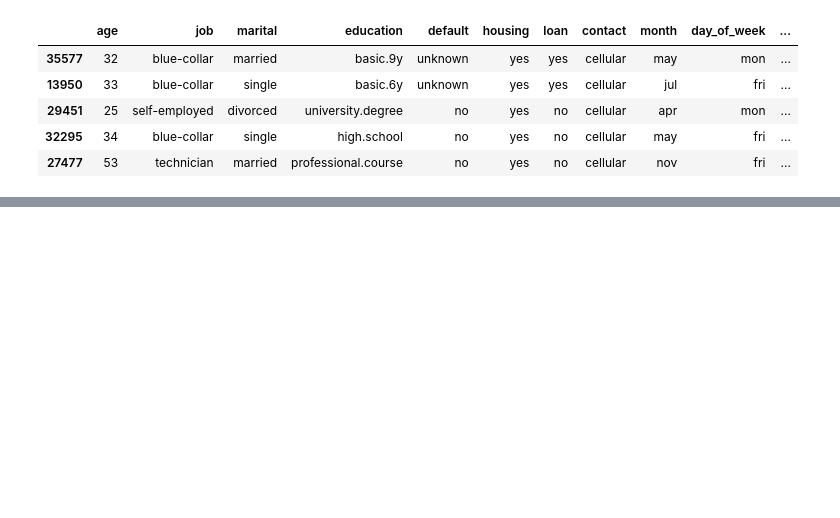
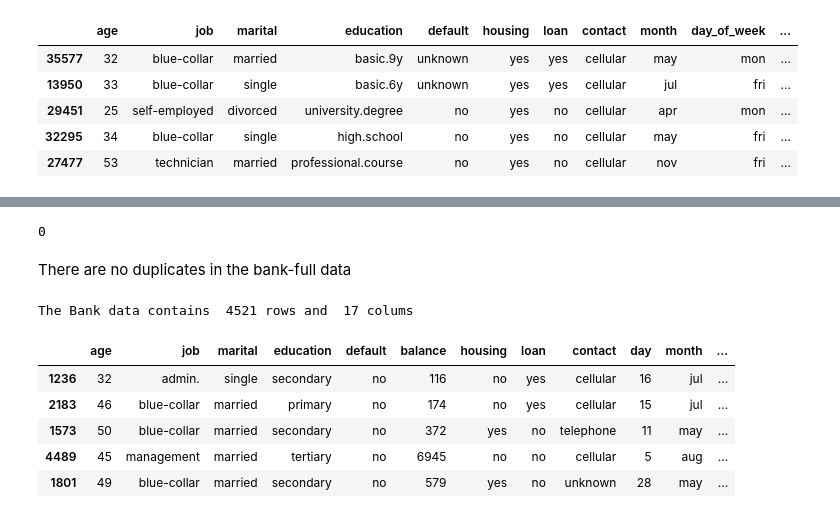
Before and after one commit to elvis-darko/AZUBI-AFRICA---TALENT-MOBILITY-PROGRAM-ASSESSMENT, a Jupyter notebook: ASSETS/dev/client_subscription.ipynb, the cells around one changed output, grey strips where cells are left out. Cells and saved outputs as stored; diff of their text form; code cells hidden in the pictures; blank space fills up the shorter version.

```diff
--- a/ASSETS/dev/client_subscription.ipynb
+++ b/ASSETS/dev/client_subscription.ipynb
@@ -126,0 +307,27 @@ display(bank)
+# %%
+# # Check for duplicated values in the bank-full data
+
+bank_full.duplicated().sum()
+# %% [output]
+0
+# %% [markdown]
+There are no duplicates in the bank-full data
+# %%
+# # Check shape of bank data
+
+print("The Bank data contains ",bank.shape[0], "rows and ",
+      bank.shape[1], "colums" )
+# %% [output]
+The Bank data contains  4521 rows and  17 colums
+# %%
+# Randomly checking samples of bank data
+
+pd.options.display.max_columns = None
+bank.sample(5, random_state=1)
+# %% [output]
+|  | age | job | marital | education | default | balance | housing | loan | contact | day | month | ... |
+| 1236 | 32 | admin. | single | secondary | no | 116 | no | yes | cellular | 16 | jul | ... |
+| 2183 | 46 | blue-collar | married | primary | no | 174 | no | yes | cellular | 15 | jul | ... |
+| 1573 | 50 | blue-collar | married | secondary | no | 372 | yes | no | telephone | 11 | may | ... |
+| 4489 | 45 | management | married | tertiary | no | 6945 | no | no | cellular | 5 | aug | ... |
+| 1801 | 49 | blue-collar | married | secondary | no | 579 | yes | no | unknown | 28 | may | ... |
```
Also changed, not shown: parts of 24 cells of this notebook.
